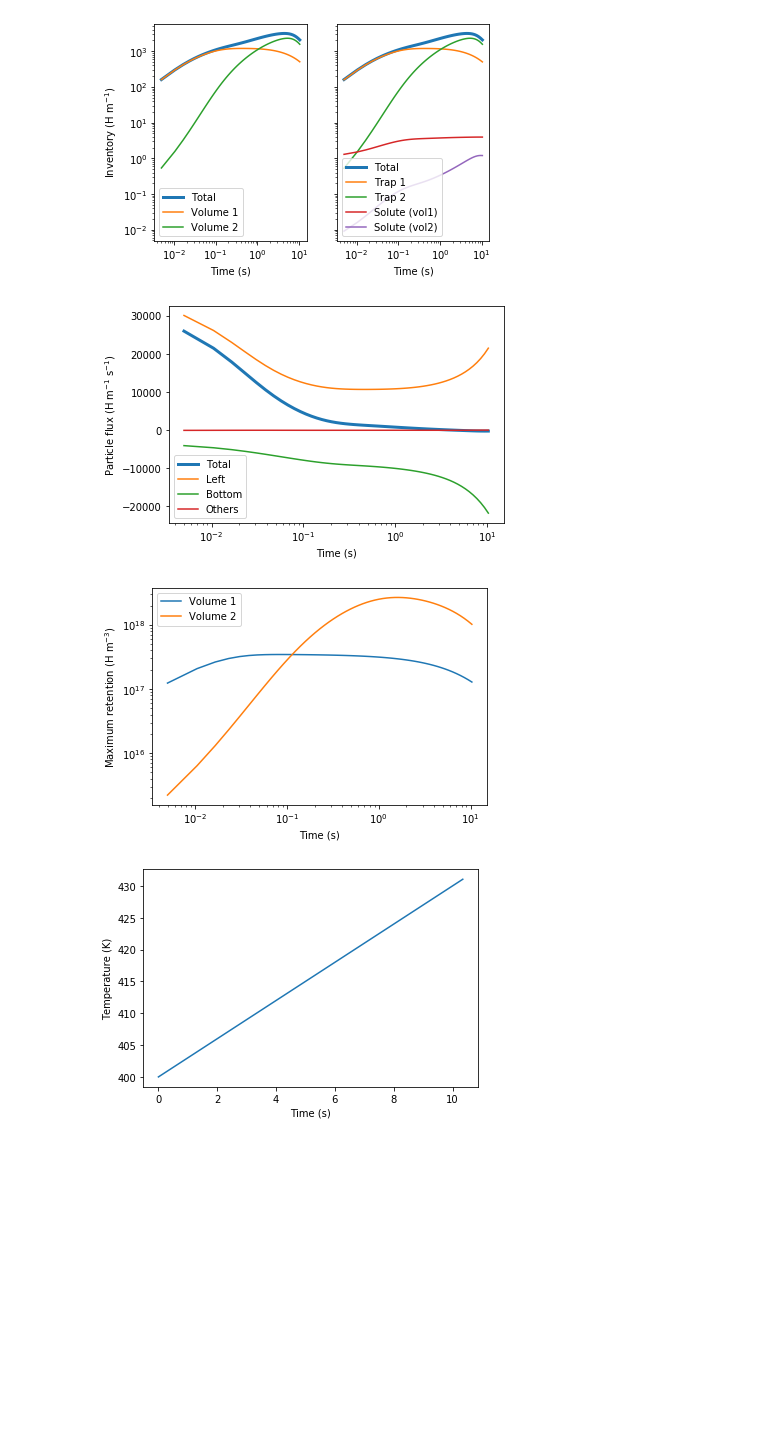
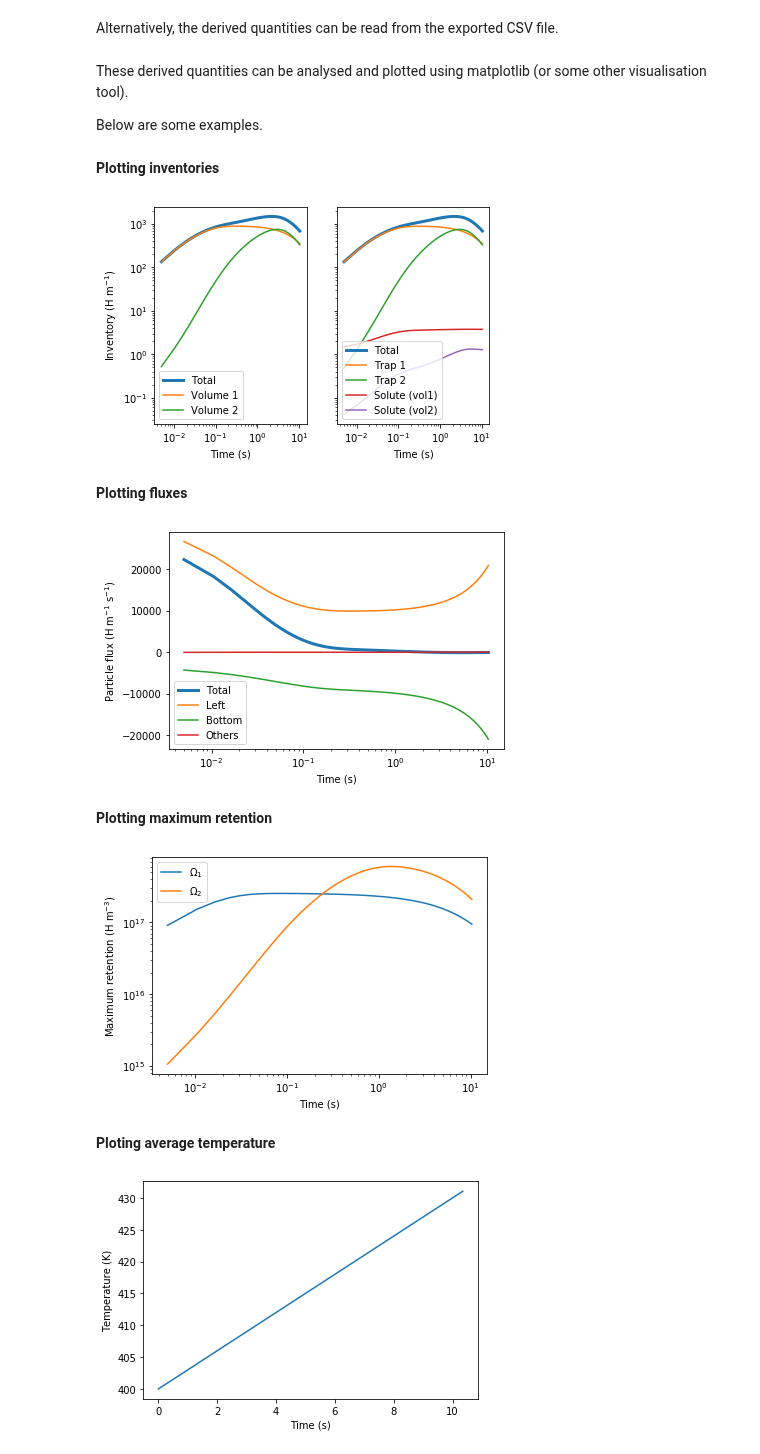
Before and after one commit to festim-dev/FESTIM, a Jupyter notebook: demos/demo_derived_quantities.ipynb, the cells around one changed output. Saved outputs shown, nothing was run; the diff lists cells and outputs as text; code cells hidden in the pictures; blank space fills up the shorter version.

```diff
--- a/demos/demo_derived_quantities.ipynb
+++ b/demos/demo_derived_quantities.ipynb
@@ -11,18 +44,17 @@ parameters = {}
 from fenics import Point, RectangleMesh, CompiledSubDomain, MeshFunction
 
 # creating a 2D mesh with FEniCS
-nx = ny = 15
+nx = ny = 14
 mesh_fenics = RectangleMesh(Point(0, 0), Point(1e-7, 1e-7), nx, ny)
 
 # marking volumes
 volume_markers = MeshFunction("size_t", mesh_fenics, mesh_fenics.topology().dim())
 
+volume_markers.set_all(1)
+
 tol = 1e-14
-subdomain_1 = CompiledSubDomain('x[1] <= 0.5e-7 + tol || x[0] <= 0.5e-7 + tol', tol=tol)
+
 subdomain_2 = CompiledSubDomain('x[1] >= 0.5e-7 - tol && x[0] >= 0.5e-7 - tol', tol=tol)
-
-volume_markers.set_all(1)
-subdomain_1.mark(volume_markers, 1)
 subdomain_2.mark(volume_markers, 2)
 
 # marking surfaces
@@ -65,7 +97,7 @@ parameters["traps"] = [
             "E_k": 0.39,
             "p_0": 1e13,
             "E_p": 0.87,
-            "density": 1.3e-3*6.3e28,
+            "density": 6e25,
             "materials": [1]
         },
         {
@@ -73,7 +105,7 @@ parameters["traps"] = [
             "E_k": 0.39,
             "p_0": 1e13,
             "E_p": 1.0,
-            "density": 4e-4*6.3e28,
+            "density": 5e24,
             "materials": [2]
         },
 ]
@@ -123,9 +168,7 @@ parameters["solving_parameters"] = solving_parameters
 # %%
-folder = 'solution_derived_quantities'
-
 exports = {
     "derived_quantities": {
-        "folder": folder,
+        "folder": 'solution_derived_quantities',
         "file": "derived_quantities.csv",
         "total_volume": [
             {
@@ -231,0 +268,2 @@ print(np.array(output["derived_quantities"]))
+# %% [markdown]
+Alternatively, the derived quantities can be read from the exported CSV file.
@@ -232,7 +272,10 @@ print(np.array(output["derived_quantities"]))
+# %% [markdown]
+These derived quantities can be analysed and plotted using matplotlib (or some other visualisation tool).
+
+Below are some examples.
+# %% [markdown]
+**Plotting inventories**
 # %%
-derived_quantities = np.array(output["derived_quantities"][1:])
-header = output["derived_quantities"][0]
-
 t = derived_quantities[:, output["derived_quantities"][0].index("t(s)")]
 
 
@@ -268,7 +311,9 @@ ax2.set_xscale("log")
 ax1.set_yscale("log")
 plt.show()
 # %% [output]
-[figure, old version]
+[figure, new version]
+# %% [markdown]
+**Plotting fluxes**
 # %%
 flux_other_surfaces = derived_quantities[:, header.index('Flux surface 0: solute')]
 flux_left = derived_quantities[:, header.index('Flux surface 1: solute')]
@@ -285,19 +330,23 @@ plt.xscale("log")
 plt.legend()
 plt.show()
 # %% [output]
-[figure, old version]
+[figure, new version]
+# %% [markdown]
+**Plotting maximum retention**
 # %%
 max_1 = derived_quantities[:, header.index('Maximum retention volume 1')]
 max_2 = derived_quantities[:, header.index('Maximum retention volume 2')]
 
-plt.loglog(t, max_1, label="Volume 1")
-plt.loglog(t, max_2, label="Volume 2")
+plt.loglog(t, max_1, label="$\Omega_1$")
+plt.loglog(t, max_2, label="$\Omega_2$")
 plt.ylabel(r"Maximum retention (H m$^{-3}$)")
 plt.xlabel(r"Time (s)")
 plt.legend()
 plt.show()
 # %% [output]
-[figure, old version]
+[figure, new version]
+# %% [markdown]
+**Ploting average temperature**
 # %%
 T = derived_quantities[:, header.index('Average T volume 1')]
 plt.plot(t, T)
```
Also changed, not shown: parts of 18 cells of this notebook.
